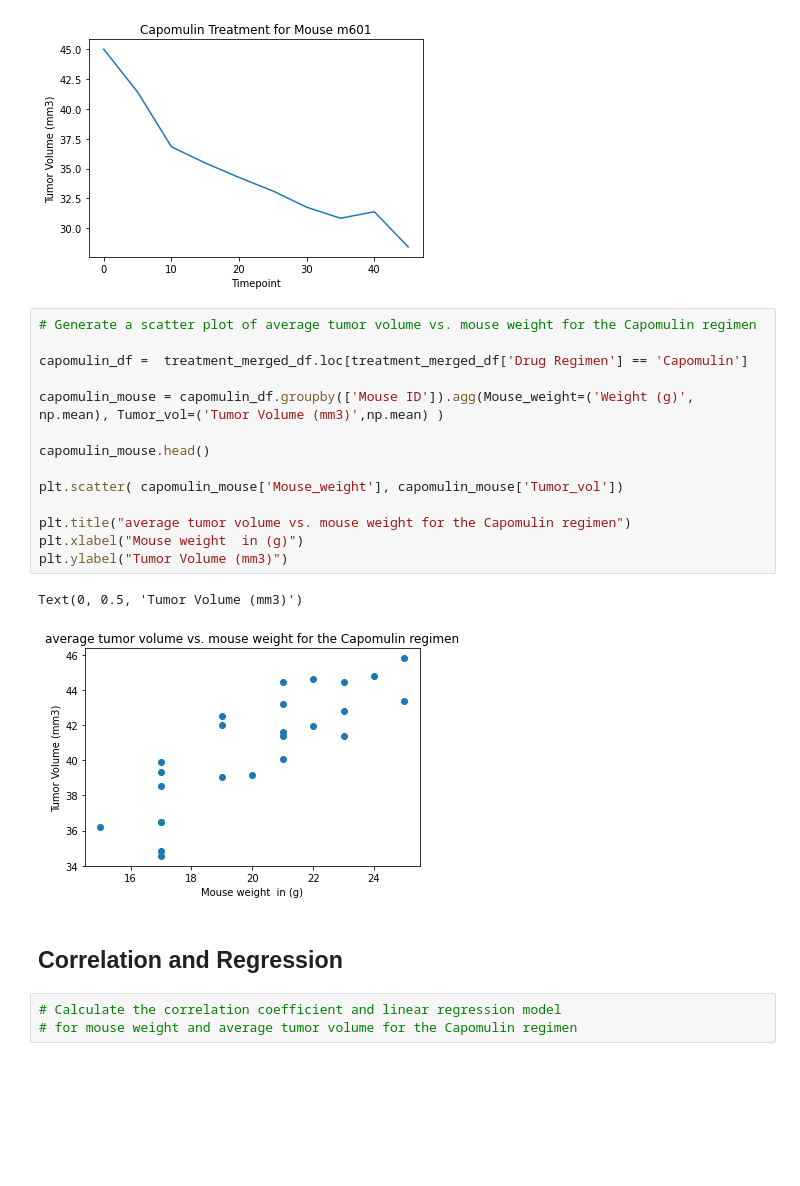
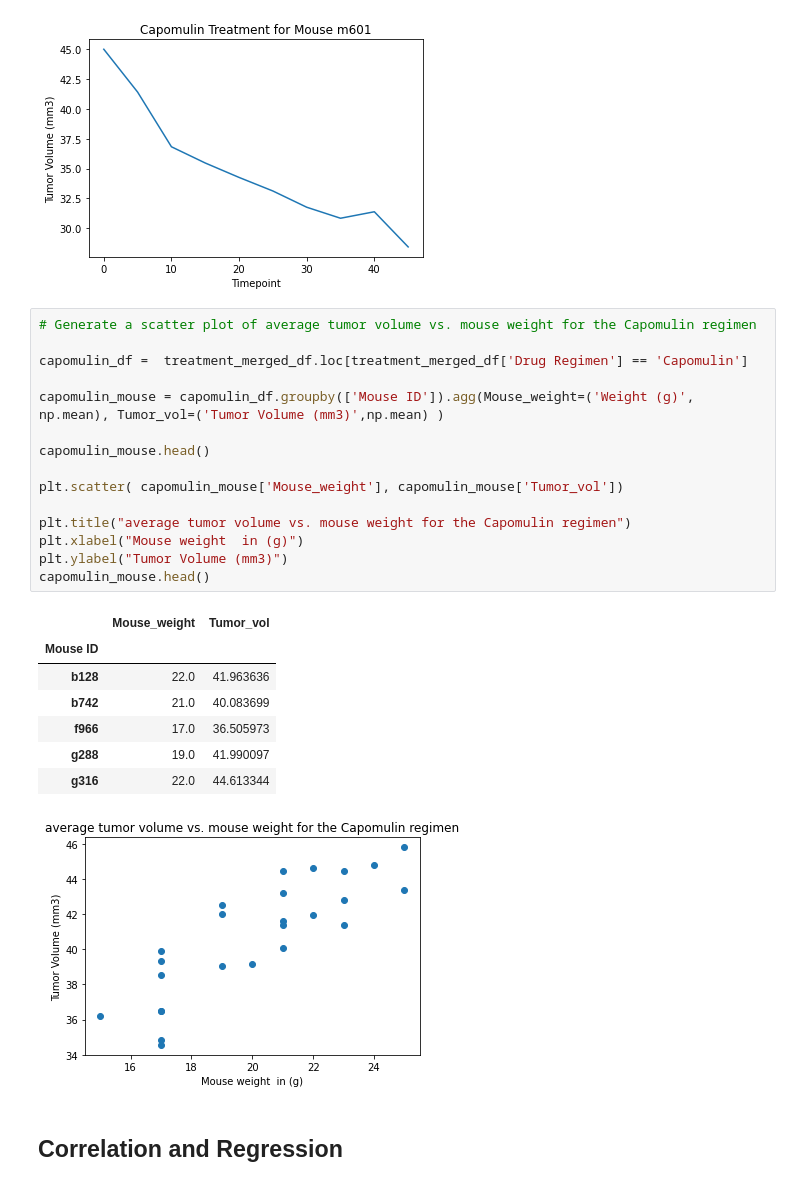
Before and after one commit to ranusuri/matplotlab-challenge, a Jupyter notebook: pymaceuticals_starter.ipynb, the cells around one changed output. Drawn from its saved outputs; the diff is of its cells as text; blank space fills up the shorter version.

```diff
--- a/pymaceuticals_starter.ipynb
+++ b/pymaceuticals_starter.ipynb
@@ -326,22 +328,26 @@ Text(0.5, 1.0, 'Capomulin Treatment for Mouse m601')
 # %%
 # Generate a scatter plot of average tumor volume vs. mouse weight for the Capomulin regimen
 
 capomulin_df =  treatment_merged_df.loc[treatment_merged_df['Drug Regimen'] == 'Capomulin']
 
 capomulin_mouse = capomulin_df.groupby(['Mouse ID']).agg(Mouse_weight=('Weight (g)', np.mean), Tumor_vol=('Tumor Volume (mm3)',np.mean) )
 
 capomulin_mouse.head()
 
 plt.scatter( capomulin_mouse['Mouse_weight'], capomulin_mouse['Tumor_vol'])
 
 plt.title("average tumor volume vs. mouse weight for the Capomulin regimen")
 plt.xlabel("Mouse weight  in (g)")
 plt.ylabel("Tumor Volume (mm3)")
+capomulin_mouse.head()
 # %% [output]
-Text(0, 0.5, 'Tumor Volume (mm3)')
+|  | Mouse_weight | Tumor_vol |
+| Mouse ID |  |  |
+| b128 | 22.0 | 41.963636 |
+| b742 | 21.0 | 40.083699 |
+| f966 | 17.0 | 36.505973 |
+| g288 | 19.0 | 41.990097 |
+| g316 | 22.0 | 44.613344 |
 [figure]
 # %% [markdown]
 ## Correlation and Regression
-# %%
-# Calculate the correlation coefficient and linear regression model
-# for mouse weight and average tumor volume for the Capomulin regimen
```
Also changed, not shown: parts of 2 cells of this notebook.
